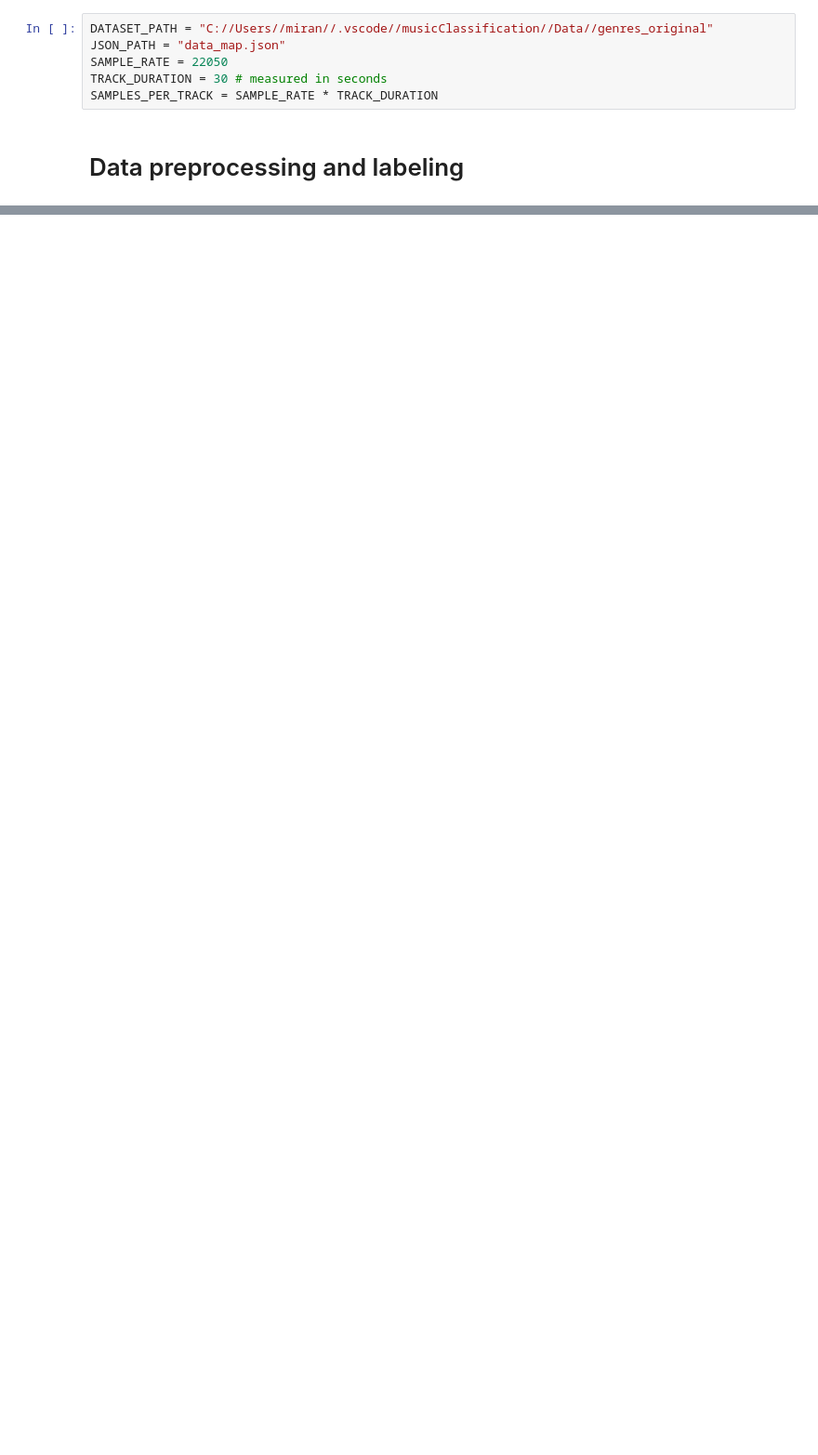
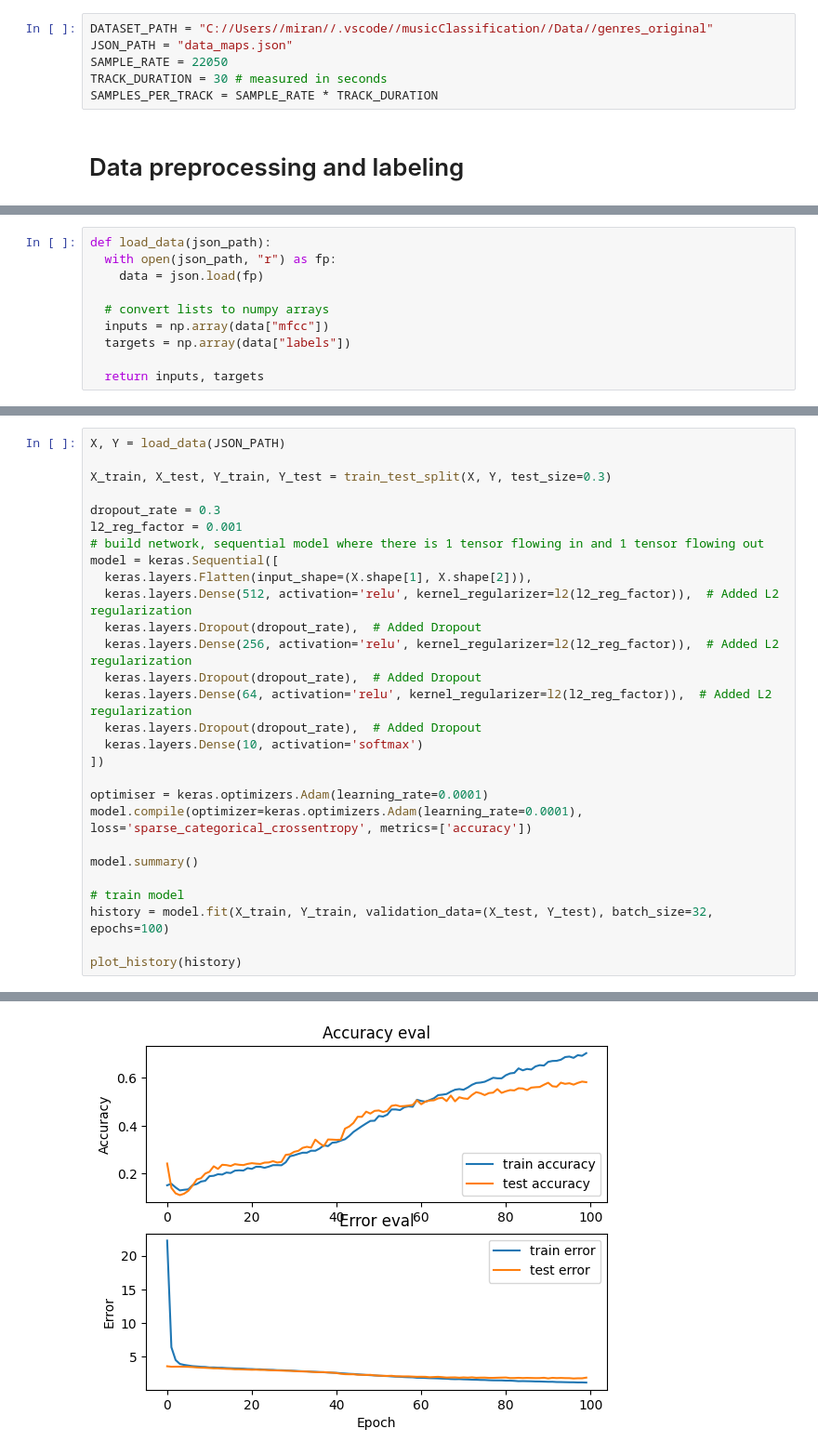
Before and after one commit to m-chenie/music-classifcation, a Jupyter notebook: classifyMusic.ipynb, the cells around one changed output, grey strips where cells are left out. Shown at 93% size. Saved outputs shown, nothing was run; the diff lists cells and outputs as text; blank space fills up the shorter version.

```diff
--- a/classifyMusic.ipynb
+++ b/classifyMusic.ipynb
@@ -6,6 +11,6 @@ import librosa
 # %%
 DATASET_PATH = "C://Users//miran//.vscode//musicClassification//Data//genres_original"
-JSON_PATH = "data_map.json"
+JSON_PATH = "data_maps.json"
 SAMPLE_RATE = 22050
 TRACK_DURATION = 30 # measured in seconds
 SAMPLES_PER_TRACK = SAMPLE_RATE * TRACK_DURATION
@@ -54,0 +82,10 @@ def get_mfcc(dataset_path, json_path, n_mfcc=13, n_fft=2048, blocksize=512, num_
+# %%
+def load_data(json_path):
+  with open(json_path, "r") as fp:
+    data = json.load(fp)
+
+  # convert lists to numpy arrays
+  inputs = np.array(data["mfcc"])
+  targets = np.array(data["labels"])
+
+  return inputs, targets
@@ -54,0 +115,29 @@ def get_mfcc(dataset_path, json_path, n_mfcc=13, n_fft=2048, blocksize=512, num_
+# %%
+X, Y = load_data(JSON_PATH)
+
+X_train, X_test, Y_train, Y_test = train_test_split(X, Y, test_size=0.3)
+
+dropout_rate = 0.3
+l2_reg_factor = 0.001
+# build network, sequential model where there is 1 tensor flowing in and 1 tensor flowing out
+model = keras.Sequential([
+  keras.layers.Flatten(input_shape=(X.shape[1], X.shape[2])),
+  keras.layers.Dense(512, activation='relu', kernel_regularizer=l2(l2_reg_factor)),  # Added L2 regularization
+  keras.layers.Dropout(dropout_rate),  # Added Dropout
+  keras.layers.Dense(256, activation='relu', kernel_regularizer=l2(l2_reg_factor)),  # Added L2 regularization
+  keras.layers.Dropout(dropout_rate),  # Added Dropout
+  keras.layers.Dense(64, activation='relu', kernel_regularizer=l2(l2_reg_factor)),  # Added L2 regularization
+  keras.layers.Dropout(dropout_rate),  # Added Dropout
+  keras.layers.Dense(10, activation='softmax')
+])
+
+optimiser = keras.optimizers.Adam(learning_rate=0.0001)
+model.compile(optimizer=keras.optimizers.Adam(learning_rate=0.0001), loss='sparse_categorical_crossentropy', metrics=['accuracy'])
+
+model.summary()
+
+# train model
+history = model.fit(X_train, Y_train, validation_data=(X_test, Y_test), batch_size=32, epochs=100)
+
+plot_history(history)
+# %% [output]
@@ -54,0 +184 @@ def get_mfcc(dataset_path, json_path, n_mfcc=13, n_fft=2048, blocksize=512, num_
+[figure, added]
```
Also changed, not shown: parts of 12 cells of this notebook, 1 other file.
